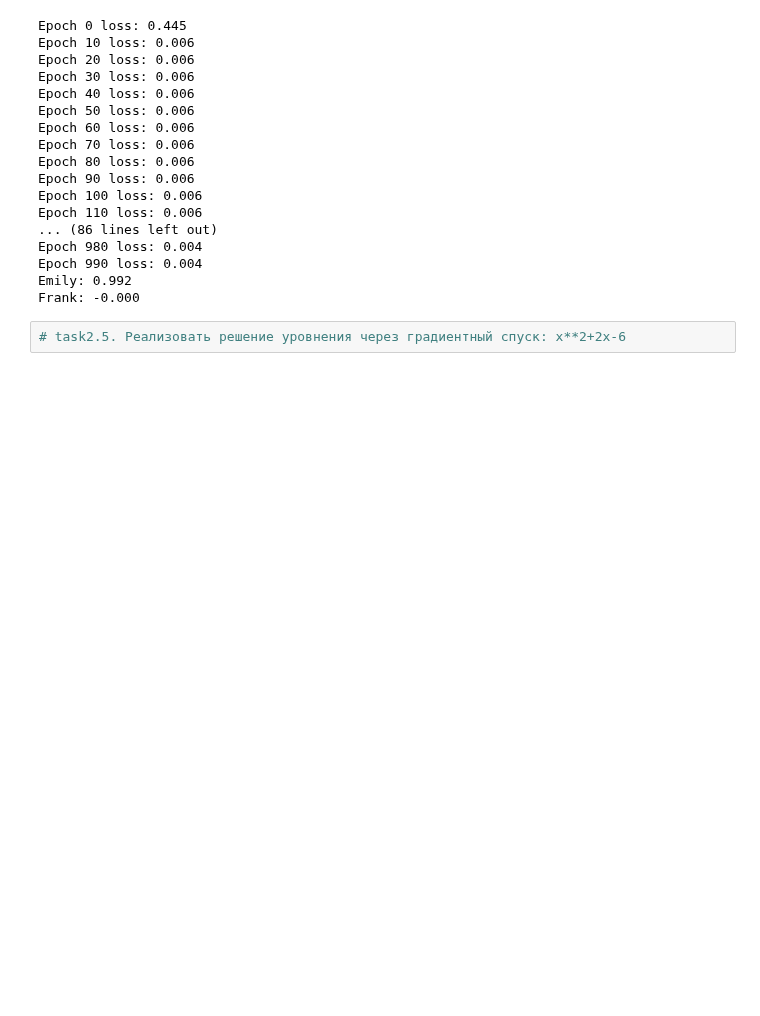
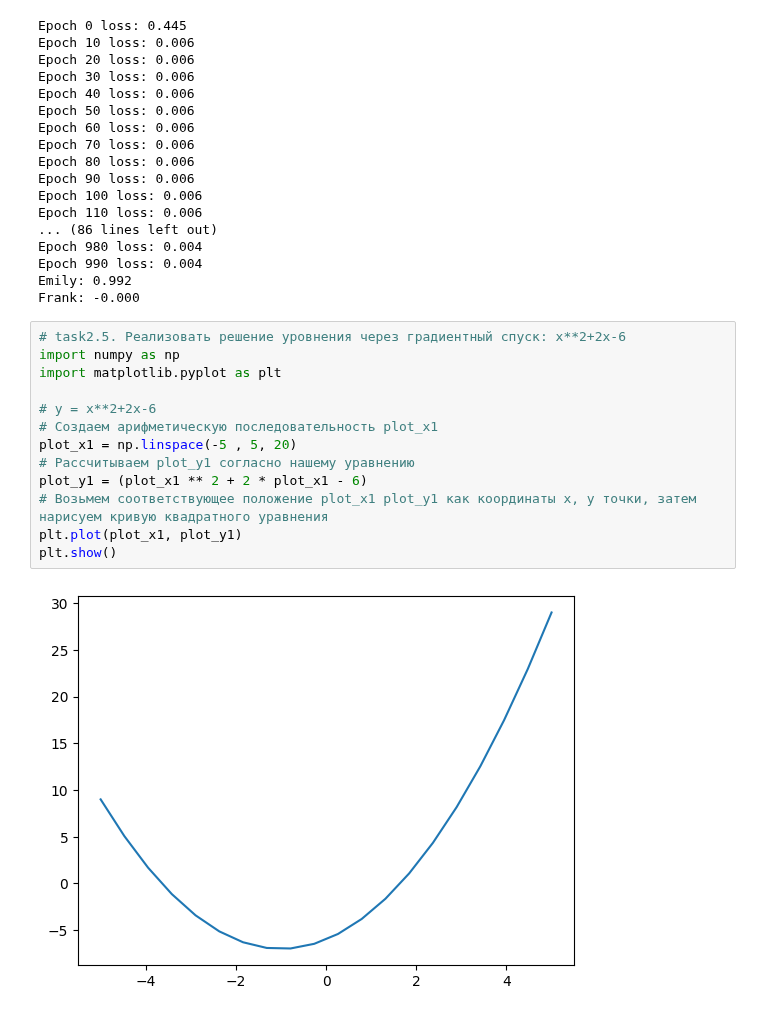
Before and after one commit to NtimTim/DS_School_Home_Work, a Jupyter notebook: DL2_homework.ipynb, the cells around one changed output. Cells and saved outputs as stored; diff of their text form; blank space fills up the shorter version.

```diff
--- a/DL2_homework.ipynb
+++ b/DL2_homework.ipynb
@@ -164,5 +164,18 @@ Epoch 980 loss: 0.004
 Epoch 990 loss: 0.004
 Emily: 0.992
 Frank: -0.000
-# %%
-# task2.5. Реализовать решение уровнения через градиентный спуск: x**2+2x-6
+# %%
+# task2.5. Реализовать решение уровнения через градиентный спуск: x**2+2x-6
+import numpy as np
+import matplotlib.pyplot as plt
+
+# y = x**2+2x-6
+# Создаем арифметическую последовательность plot_x1
+plot_x1 = np.linspace(-5 , 5, 20)
+# Рассчитываем plot_y1 согласно нашему уравнению
+plot_y1 = (plot_x1 ** 2 + 2 * plot_x1 - 6)
+# Возьмем соответствующее положение plot_x1 plot_y1 как координаты x, y точки, затем нарисуем кривую квадратного уравнения
+plt.plot(plot_x1, plot_y1)
+plt.show()
+# %% [output]
+[figure, added]
```
Also changed, not shown: parts of 5 cells of this notebook.
